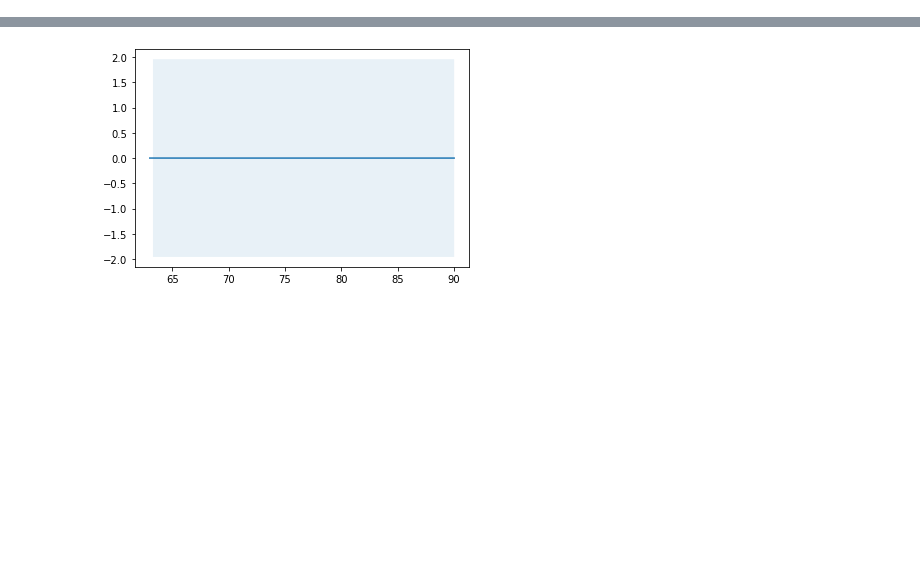
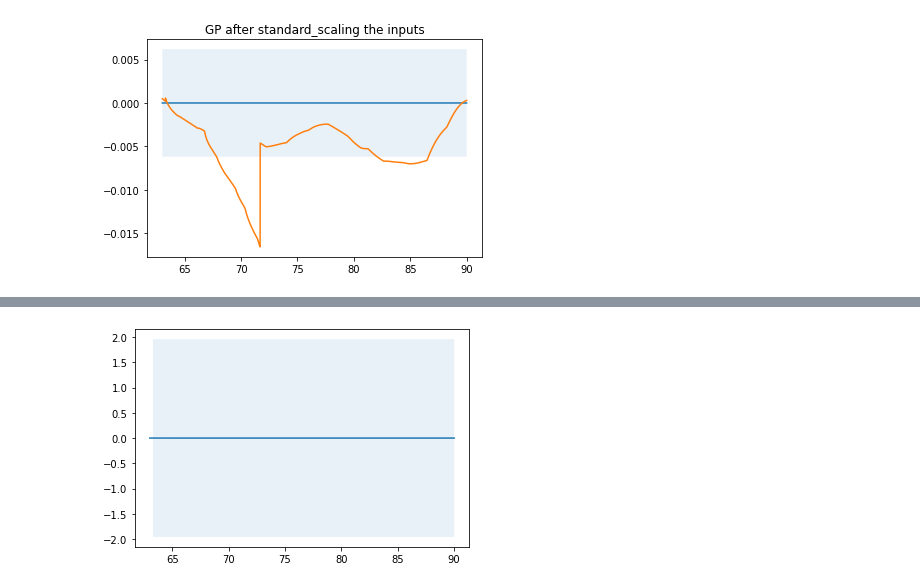
Before and after one commit to bharadwaj1098/Auto, a Jupyter notebook: model.ipynb, the cells around one changed output, grey strips where cells are left out. Drawn from its saved outputs; the diff is of its cells as text; code cells hidden in the pictures; blank space fills up the shorter version.

```diff
--- a/model.ipynb
+++ b/model.ipynb
@@ -50,0 +68,15 @@ mu_s, cov_s = gpr.predict(x_te, return_cov=True)
+# %%
+def plot_gp(mu, cov, X, title, Y, X_train=None, Y_train=None, samples=[]):
+    X = X.ravel()
+    mu = mu.ravel()
+    uncertainty = 1.96 * np.sqrt(np.diag(cov))
+
+    plt.fill_between(X, mu + uncertainty, mu - uncertainty, alpha=0.1)
+    plt.plot(X, mu, label='Mean')
+    plt.plot(X, Y)
+    plt.title(title)
+    for i, sample in enumerate(samples):
+        plt.plot(X, sample, lw=1, ls='--', label=f'Sample {i+1}')
+plot_gp(mu= mu_s, cov= cov_s, X=X_test['time_step'], Y=y_test, title= "GP after standard_scaling the inputs" )
+# %% [output]
+[figure, added]
```
Also changed, not shown: parts of 18 cells of this notebook, 2 other files.
